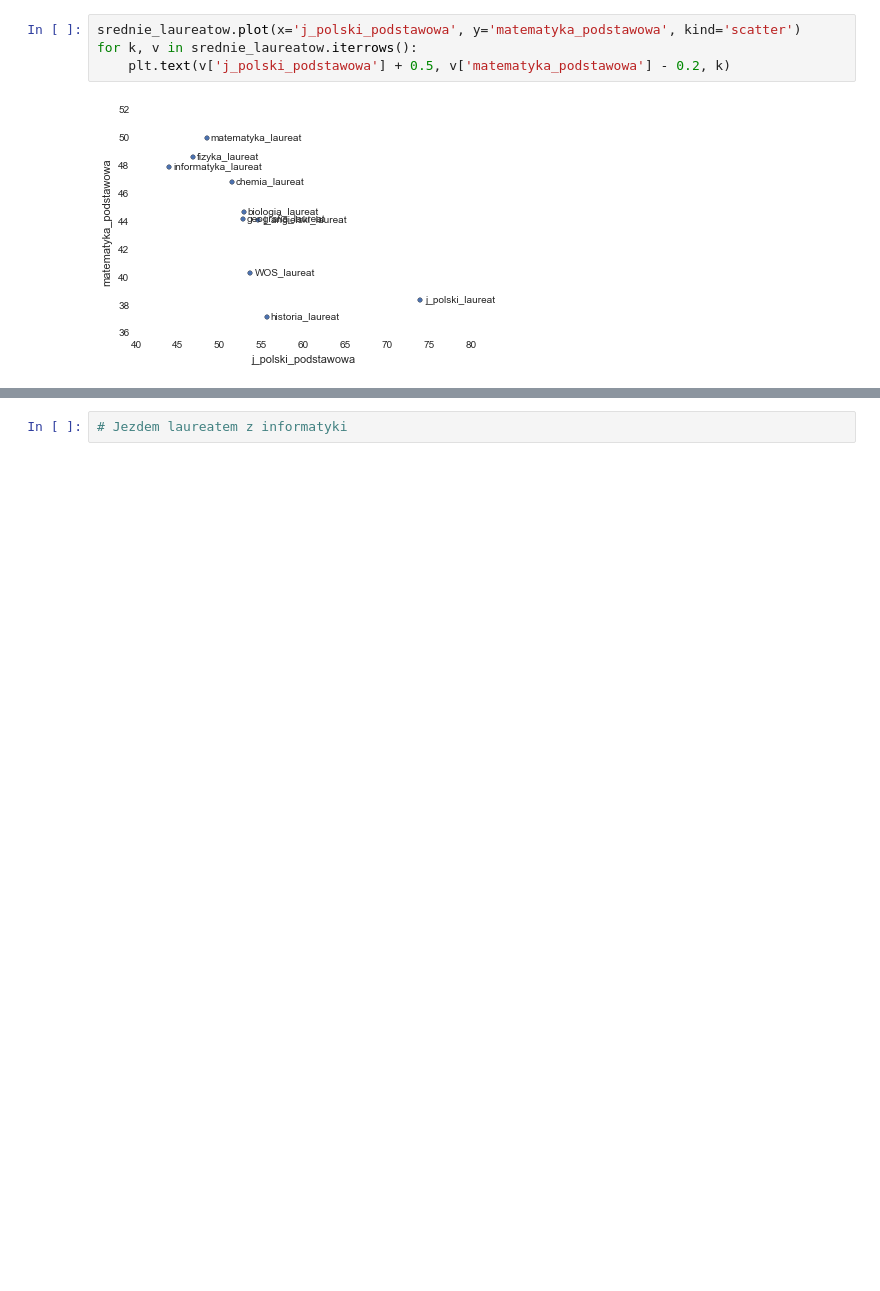
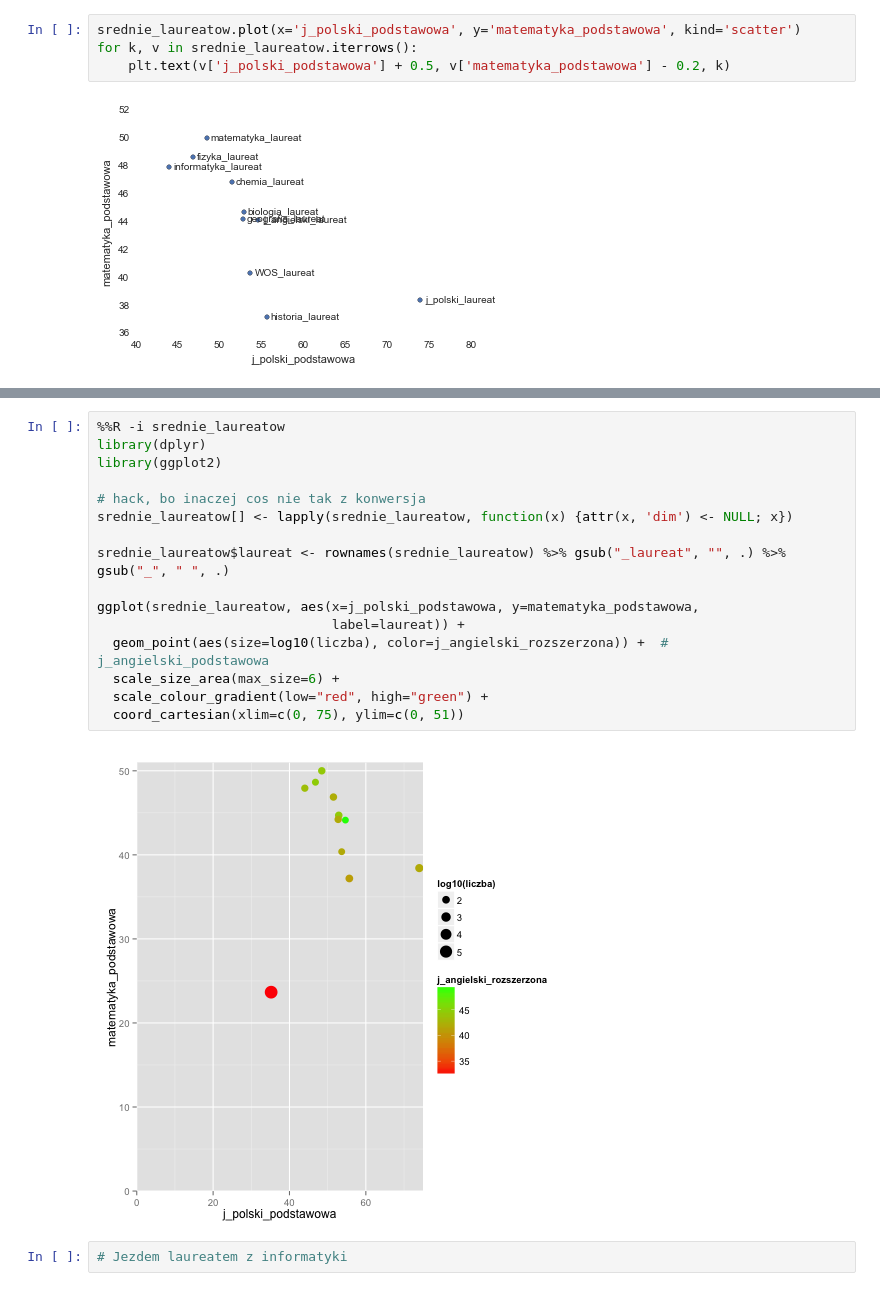
Before and after one commit to stared/delab-matury, a Jupyter notebook: eksploracje/laureaci.ipynb, the cells around one changed output, grey strips where cells are left out. Saved outputs shown, nothing was run; the diff lists cells and outputs as text; blank space fills up the shorter version.

```diff
--- a/eksploracje/laureaci.ipynb
+++ b/eksploracje/laureaci.ipynb
@@ -133,3 +198,21 @@ for k, v in srednie_laureatow.iterrows():
+# %%
+%%R -i srednie_laureatow
+library(dplyr)
+library(ggplot2)
+
+# hack, bo inaczej cos nie tak z konwersja
+srednie_laureatow[] <- lapply(srednie_laureatow, function(x) {attr(x, 'dim') <- NULL; x})
+
+srednie_laureatow$laureat <- rownames(srednie_laureatow) %>% gsub("_laureat", "", .) %>% gsub("_", " ", .)
+
+ggplot(srednie_laureatow, aes(x=j_polski_podstawowa, y=matematyka_podstawowa,
+                              label=laureat)) +
+  geom_point(aes(size=log10(liczba), color=j_angielski_rozszerzona)) +  # j_angielski_podstawowa
+  scale_size_area(max_size=6) +
+  scale_colour_gradient(low="red", high="green") +
+  coord_cartesian(xlim=c(0, 75), ylim=c(0, 51))
+# %% [output]
+[figure, added]
 # %%
 # Jezdem laureatem z informatyki
 # %%
```
Also changed, not shown: parts of 12 cells of this notebook, 1 other file.
